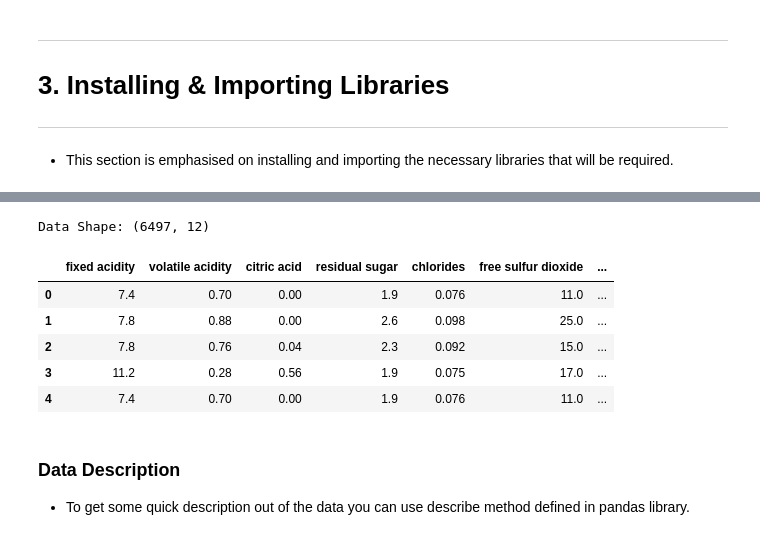
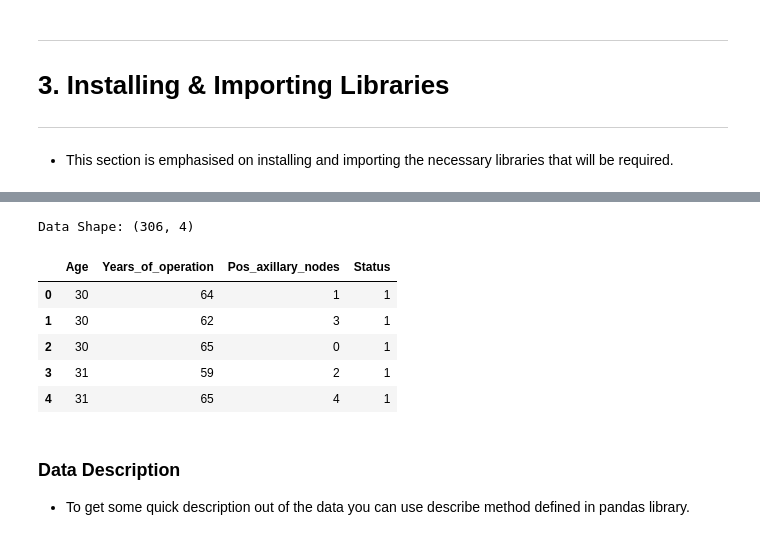
Before and after one commit to amitkharche/exploratory_data_analysis_projects_amit_kharche, a Jupyter notebook: EDA_Breast_Cancer_Survival_amit_kharche/EDA_Breast_Cancer_Survival_Amit_Kharche.ipynb, the cells around one changed output, grey strips where cells are left out. Drawn from its saved outputs; the diff is of its cells as text; code cells hidden in the pictures.

```diff
--- a/EDA_Breast_Cancer_Survival_amit_kharche/EDA_Breast_Cancer_Survival_Amit_Kharche.ipynb
+++ b/EDA_Breast_Cancer_Survival_amit_kharche/EDA_Breast_Cancer_Survival_Amit_Kharche.ipynb
@@ -147,0 +141,23 @@ import scipy as sp                                                  # Importing
+# %%
+# -------------------------------------------------------------------------------------------------------------------------------
+import pandas as pd  # Importing for panel data analysis
+from ydata_profiling import ProfileReport  # To perform data profiling
+
+# Pandas display settings to reveal all rows, columns, and values
+pd.set_option('display.max_columns', None)      # Show all columns
+pd.set_option('display.max_colwidth', None)     # Show full column content
+pd.set_option('display.max_rows', None)         # Show all rows
+pd.set_option('mode.chained_assignment', None)  # Disable chained assignment warnings
+# -------------------------------------------------------------------------------------------------------------------------------
+import numpy as np  # For numerical operations
+# -------------------------------------------------------------------------------------------------------------------------------
+import plotly.graph_objs as go  # For interactive visualizations
+# -------------------------------------------------------------------------------------------------------------------------------
+import warnings  # Suppress runtime warnings
+warnings.filterwarnings("ignore")
+# -------------------------------------------------------------------------------------------------------------------------------
+import matplotlib.pyplot as plt  # Pyplot for static plotting
+import seaborn as sns  # Seaborn for statistical data visualization
+
+# Enable inline plotting in Jupyter Notebook
+%matplotlib inline
@@ -148,15 +192,15 @@ import scipy as sp                                                  # Importing
 # %%
-data = pd.read_csv(filepath_or_buffer = 'https://raw.githubusercontent.com/insaid2018/Term-1/master/Data/Projects/winequality.csv')
+data = pd.read_csv(filepath_or_buffer = 'https://raw.githubusercontent.com/amitkharche/exploratory_data_analysis_projects_amit_kharche/refs/heads/main/EDA_Breast_Cancer_Survival_amit_kharche/breast_cancer_survival.csv')
 print('Data Shape:', data.shape)
 data.head()
 # %% [output]
-Data Shape: (6497, 12)
+Data Shape: (306, 4)
-|  | fixed acidity | volatile acidity | citric acid | residual sugar | chlorides | free sulfur dioxide | ... |
-| 0 | 7.4 | 0.70 | 0.00 | 1.9 | 0.076 | 11.0 | ... |
-| 1 | 7.8 | 0.88 | 0.00 | 2.6 | 0.098 | 25.0 | ... |
-| 2 | 7.8 | 0.76 | 0.04 | 2.3 | 0.092 | 15.0 | ... |
-| 3 | 11.2 | 0.28 | 0.56 | 1.9 | 0.075 | 17.0 | ... |
-| 4 | 7.4 | 0.70 | 0.00 | 1.9 | 0.076 | 11.0 | ... |
+|  | Age | Years_of_operation | Pos_axillary_nodes | Status |
+| 0 | 30 | 64 | 1 | 1 |
+| 1 | 30 | 62 | 3 | 1 |
+| 2 | 30 | 65 | 0 | 1 |
+| 3 | 31 | 59 | 2 | 1 |
+| 4 | 31 | 65 | 4 | 1 |
 # %% [markdown]
 ### **Data Description**
 
```
Also changed, not shown: parts of 75 cells of this notebook, 10 other files.
